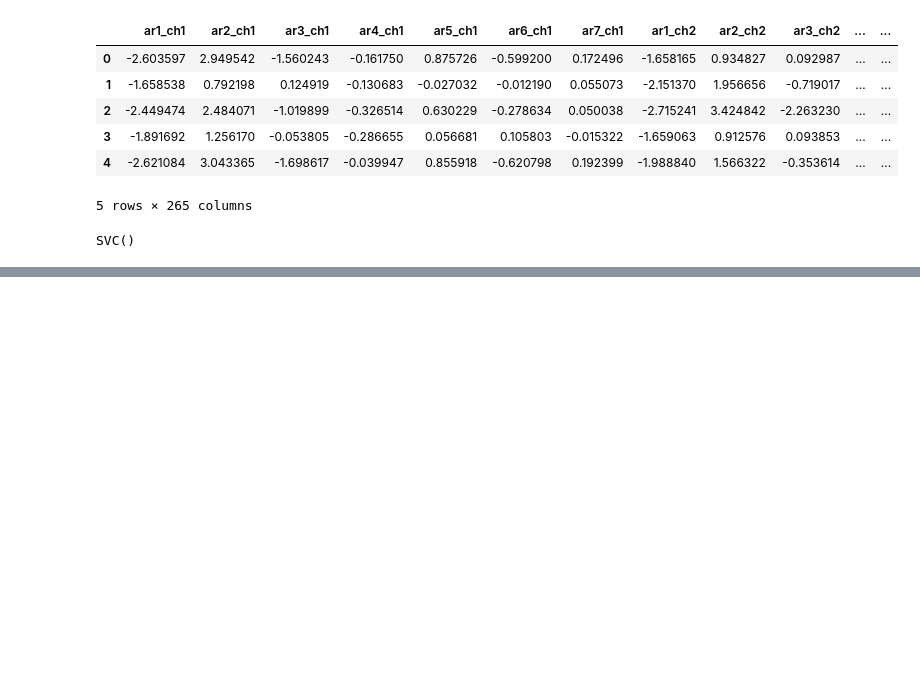
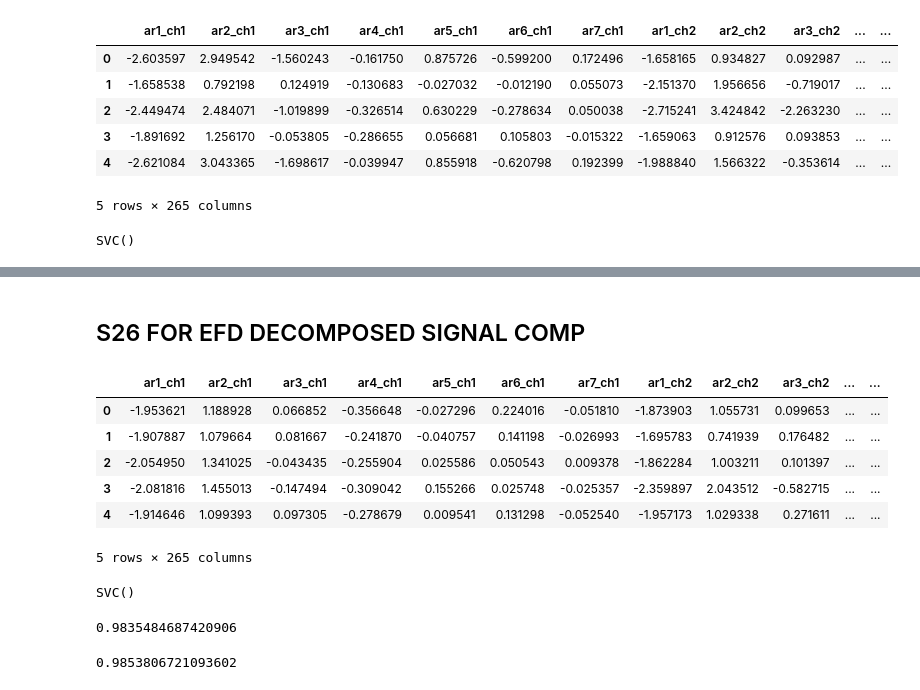
Before and after one commit to chenkecoco1/EMG_Analysis, a Jupyter notebook: 264 features.ipynb, the cells around one changed output, grey strips where cells are left out. Drawn from its saved outputs; the diff is of its cells as text; code cells hidden in the pictures; blank space fills up the shorter version.

```diff
--- a/264 features.ipynb
+++ b/264 features.ipynb
@@ -77,0 +177,14 @@ svc_model2.score(x_train, y_train)
+# %% [markdown]
+## S26 FOR EFD DECOMPOSED SIGNAL COMP
+# %%
+import pandas as pd
+df6 = pd.read_csv(r'C:\Ninapro\S26efd.csv')
+df6.head()
+# %% [output]
+|  | ar1_ch1 | ar2_ch1 | ar3_ch1 | ar4_ch1 | ar5_ch1 | ar6_ch1 | ar7_ch1 | ar1_ch2 | ar2_ch2 | ar3_ch2 | ... | ... |
+| 0 | -1.953621 | 1.188928 | 0.066852 | -0.356648 | -0.027296 | 0.224016 | -0.051810 | -1.873903 | 1.055731 | 0.099653 | ... | ... |
+| 1 | -1.907887 | 1.079664 | 0.081667 | -0.241870 | -0.040757 | 0.141198 | -0.026993 | -1.695783 | 0.741939 | 0.176482 | ... | ... |
+| 2 | -2.054950 | 1.341025 | -0.043435 | -0.255904 | 0.025586 | 0.050543 | 0.009378 | -1.862284 | 1.003211 | 0.101397 | ... | ... |
+| 3 | -2.081816 | 1.455013 | -0.147494 | -0.309042 | 0.155266 | 0.025748 | -0.025357 | -2.359897 | 2.043512 | -0.582715 | ... | ... |
+| 4 | -1.914646 | 1.099393 | 0.097305 | -0.278679 | 0.009541 | 0.131298 | -0.052540 | -1.957173 | 1.029338 | 0.271611 | ... | ... |
+5 rows × 265 columns
@@ -77,0 +196,13 @@ svc_model2.score(x_train, y_train)
+# %%
+svc_model6 = SVC()
+svc_model6.fit(x_train, y_train)
+# %% [output]
+SVC()
+# %%
+svc_model6.score(x_test, y_test)
+# %% [output]
+0.9835484687420906
+# %%
+svc_model6.score(x_train, y_train)
+# %% [output]
+0.9853806721093602
```
Also changed, not shown: parts of 37 cells of this notebook.
